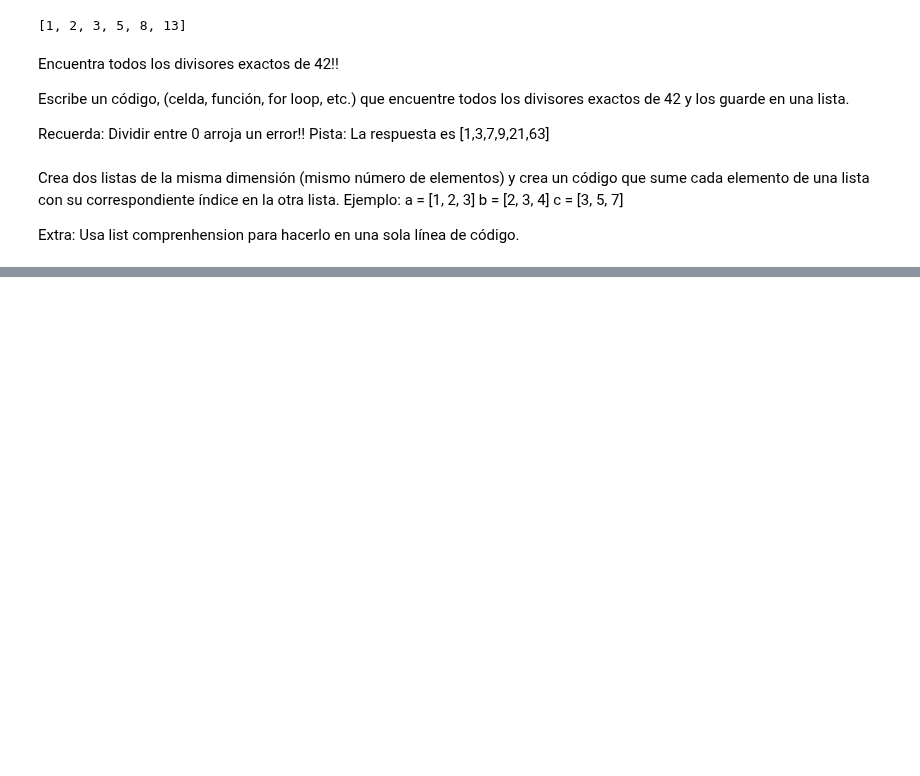
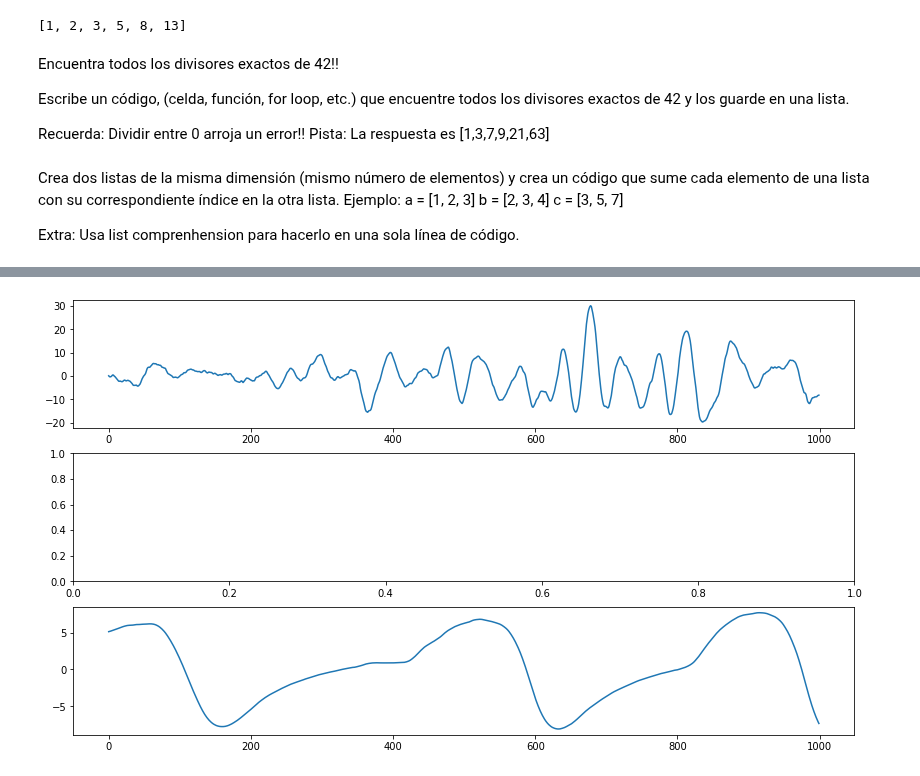
Before and after one commit to FMendezSlc/python-cult, a Jupyter notebook: Python Cult; Intro a Python.ipynb, the cells around one changed output, grey strips where cells are left out. Cells and saved outputs as stored; diff of their text form; code cells hidden in the pictures; blank space fills up the shorter version.

```diff
--- a/Python Cult; Intro a Python.ipynb
+++ b/Python Cult; Intro a Python.ipynb
@@ -473,0 +467,2 @@ Extra: Usa list comprenhension para hacerlo en una sola línea de código.
+# %%
+eg_rec = neo.io.AxonIO('/Users/felipeantoniomendezsalcido/Desktop/FrChPilo_Luz20min_11_BasalLuzPilo_0004.abf')
@@ -473,0 +471,2 @@ Extra: Usa list comprenhension para hacerlo en una sola línea de código.
+# %%
+eg_signals = eg_rec.read_block(lazy=False)
@@ -473,0 +496,10 @@ Extra: Usa list comprenhension para hacerlo en una sola línea de código.
+# %%
+fig_1 = plt.figure(figsize = (14,8))
+plt.subplot(3,1,1)
+sig_1 = plt.plot(eg_signals.segments[0].analogsignals[0].as_array()[0:1000])
+plt.subplot(3,1,2)
+
+plt.subplot(3,1,3)
+sig_2 = plt.plot(eg_signals.segments[0].analogsignals[1].as_array()[0:1000])
+# %% [output]
+[figure, added]
```
Also changed, not shown: parts of 6 cells of this notebook.
